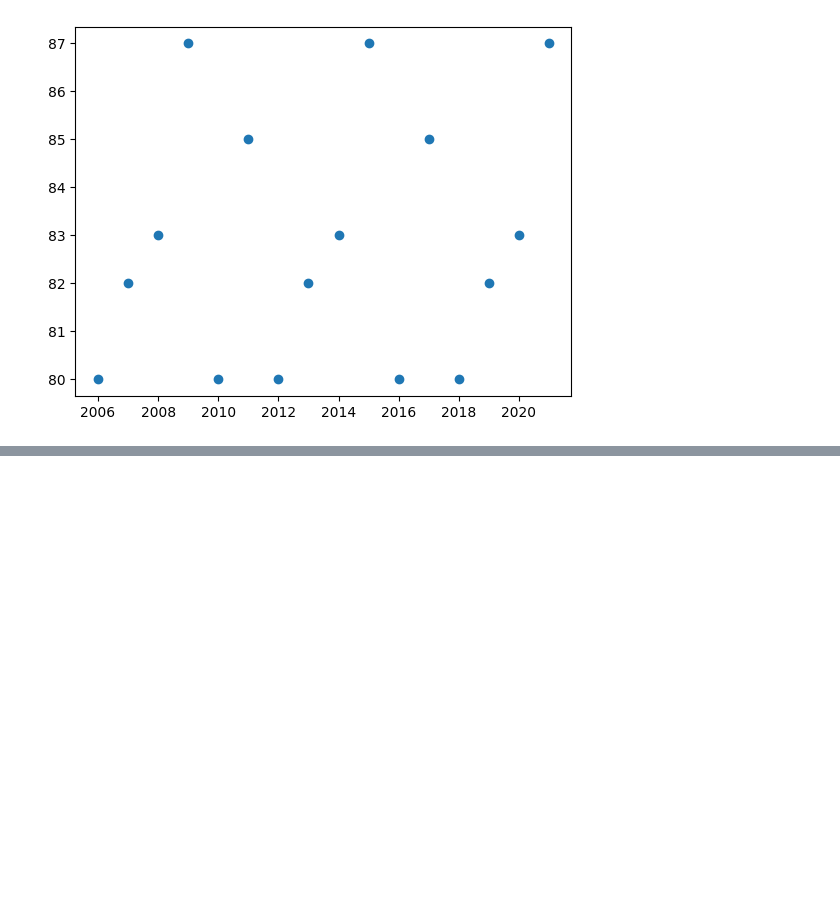
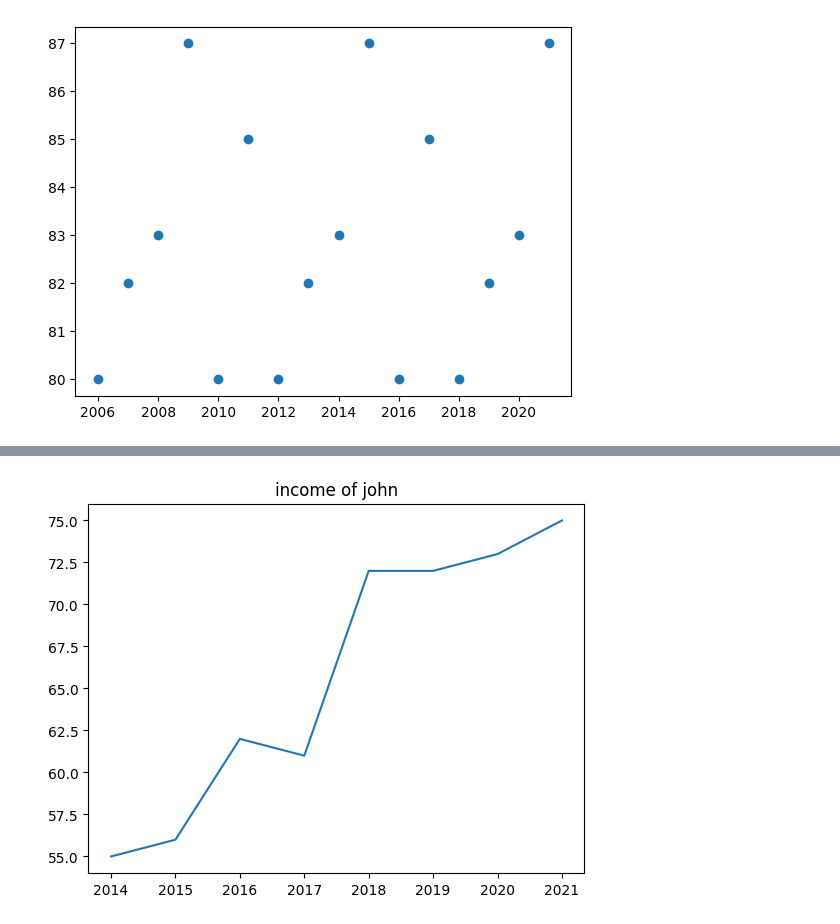
Before and after one commit to KomatiBhavaniSankar/Data-Visualization, a Jupyter notebook: Visual.ipynb, the cells around one changed output, grey strips where cells are left out. Cells and saved outputs as stored; diff of their text form; code cells hidden in the pictures; blank space fills up the shorter version.

```diff
--- a/Visual.ipynb
+++ b/Visual.ipynb
@@ -68,0 +85,6 @@ plt.show()
+# %%
+plt.plot(years,Income)
+plt.title("income of john")
+plt.show()
+# %% [output]
+[figure, added]
```
Also changed, not shown: parts of 5 cells of this notebook.
